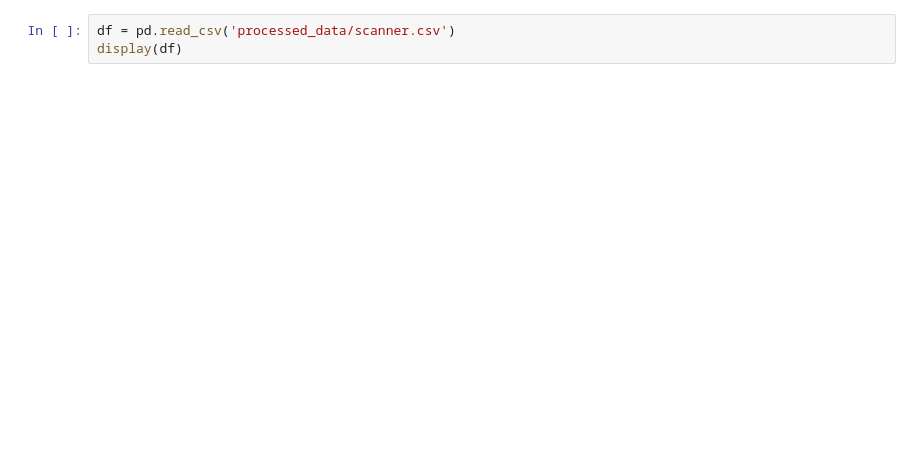
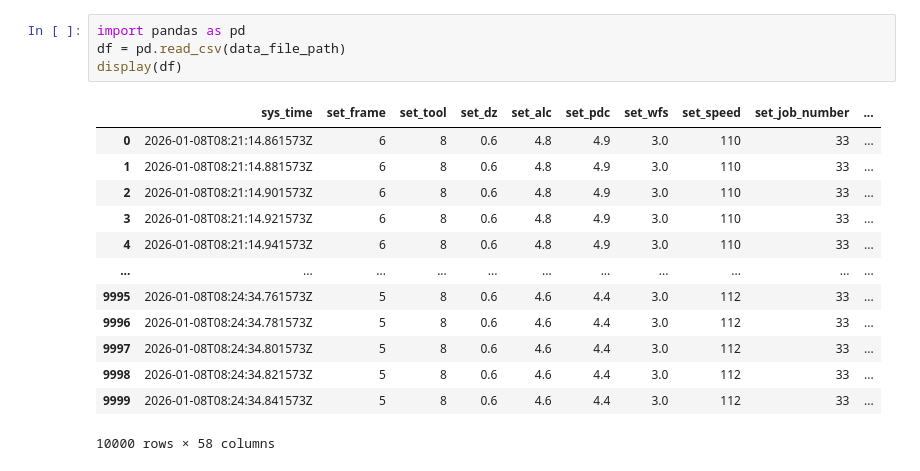
Before and after one commit to MrFire24/Dataset-Organizer, a Jupyter notebook: dataset_organizer.ipynb, the cells around one changed output. Cells and saved outputs as stored; diff of their text form; blank space fills up the shorter version.

```diff
--- a/dataset_organizer.ipynb
+++ b/dataset_organizer.ipynb
@@ -250,3 +276,18 @@ else:
-# %%
-df = pd.read_csv('processed_data/scanner.csv')
-display(df)
+# %%
+import pandas as pd
+df = pd.read_csv(data_file_path)
+display(df)
+# %% [output]
+|  | sys_time | set_frame | set_tool | set_dz | set_alc | set_pdc | set_wfs | set_speed | set_job_number | ... |
+| 0 | 2026-01-08T08:21:14.861573Z | 6 | 8 | 0.6 | 4.8 | 4.9 | 3.0 | 110 | 33 | ... |
+| 1 | 2026-01-08T08:21:14.881573Z | 6 | 8 | 0.6 | 4.8 | 4.9 | 3.0 | 110 | 33 | ... |
+| 2 | 2026-01-08T08:21:14.901573Z | 6 | 8 | 0.6 | 4.8 | 4.9 | 3.0 | 110 | 33 | ... |
+| 3 | 2026-01-08T08:21:14.921573Z | 6 | 8 | 0.6 | 4.8 | 4.9 | 3.0 | 110 | 33 | ... |
+| 4 | 2026-01-08T08:21:14.941573Z | 6 | 8 | 0.6 | 4.8 | 4.9 | 3.0 | 110 | 33 | ... |
+| ... | ... | ... | ... | ... | ... | ... | ... | ... | ... | ... |
+| 9995 | 2026-01-08T08:24:34.761573Z | 5 | 8 | 0.6 | 4.6 | 4.4 | 3.0 | 112 | 33 | ... |
+| 9996 | 2026-01-08T08:24:34.781573Z | 5 | 8 | 0.6 | 4.6 | 4.4 | 3.0 | 112 | 33 | ... |
+| 9997 | 2026-01-08T08:24:34.801573Z | 5 | 8 | 0.6 | 4.6 | 4.4 | 3.0 | 112 | 33 | ... |
+| 9998 | 2026-01-08T08:24:34.821573Z | 5 | 8 | 0.6 | 4.6 | 4.4 | 3.0 | 112 | 33 | ... |
+| 9999 | 2026-01-08T08:24:34.841573Z | 5 | 8 | 0.6 | 4.6 | 4.4 | 3.0 | 112 | 33 | ... |
+10000 rows × 58 columns
```
Also changed, not shown: parts of 3 cells of this notebook.
